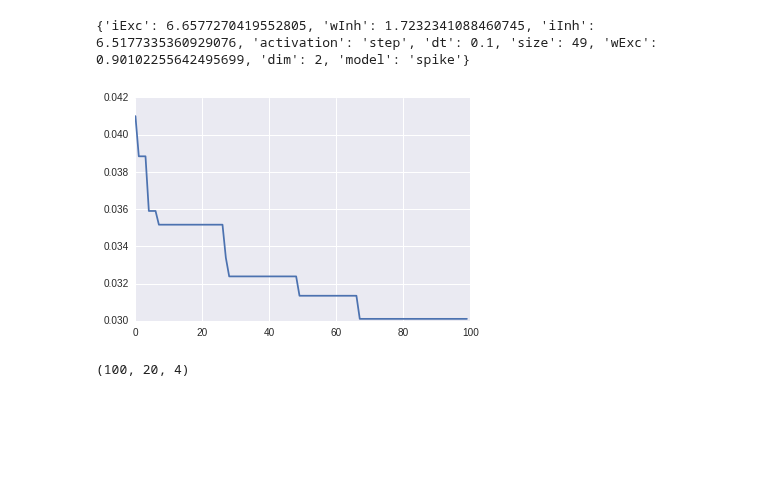
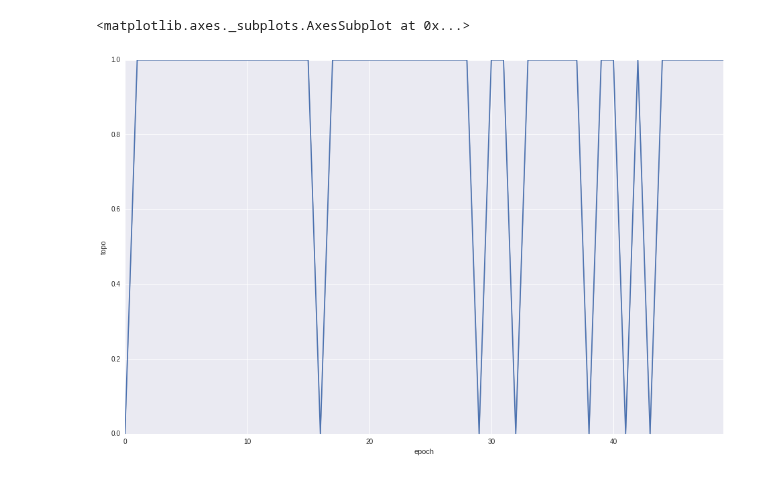
Before and after one commit to bchappet/dnfpy, a Jupyter notebook: src/dnfpyUtils/optimisation/Test SPSO DNF.ipynb, the cells around one changed output. Drawn from its saved outputs; the diff is of its cells as text; code cells hidden in the pictures; blank space fills up the shorter version.

```diff
--- a/src/dnfpyUtils/optimisation/Test SPSO DNF.ipynb
+++ b/src/dnfpyUtils/optimisation/Test SPSO DNF.ipynb
@@ -28,0 +72,33 @@ KeyboardInterrupt:
+# %%
+constantParamsDict =  dict(size=49,dt=0.1,dim=2,model='spike',activation='step',lateral="dog",wrap=False)
+listParam = ["iExc","iInh","wExc","wInh"]
+bounds = (np.array([0,0,1e-3,1e-3]), np.array([5,1,1,1]))
+# %%
+def transformIndiv(indiv):
+    """return the parameters dictionary which will be given to the model"""
+    # listGen = ["iExc","ik = iInh/iExc","wK=wExc/wInh","wInh","th"
+    paramList = [0] * len(indiv)
+    paramList[0] = indiv[0]
+    paramList[1] = indiv[1]*indiv[0]
+    paramList[2] = indiv[2]*indiv[3]
+    paramList[3] = indiv[3]
+    #paramList[4] = indiv[4]
+
+    return paramList
+# %%
+nbRepet = 1
+nbEvaluationMax = 100
+n=20
+k=3
+data_k_i = []
+for i in range(nbRepet):
+    print(i)
+    pso = SpsoDNF(constantParamsDict=constantParamsDict,n=n,k=k,nbEvaluationMax=nbEvaluationMax,nbThread=1,verbose=1,
+                 transformIndiv=transformIndiv,listParam=listParam,bounds=bounds)
+    pso.mainLoop()
+    fit = pso.epochSummary['fitness']
+    topo = pso.epochSummary['topology']
+    indivs = pso.epochSummary['bestX']
+    for epoch in range(len(fit)):
+        x = indivs[epoch]
+        data_k_i.append([n,k,i,epoch,fit[epoch],topo[epoch],x['iExc'],x['iInh'],x['wExc'],x['wInh']])
@@ -29,20 +141,13 @@ KeyboardInterrupt:
+# %%
+df = pd.DataFrame(data_k_i,columns=['n','k','i','epoch','fit','topo','iExc','iInh','wExc','wInh'])
+#df.to_csv('trackin1_3scenario_sdnf_step')
+df.head()
+# %%
+plt.figure(figsize=(16,10))
+sns.tsplot(time='epoch',value='topo',unit='i',data=df)
+# %% [output]
+<matplotlib.axes._subplots.AxesSubplot at 0x...>
+[figure, added]
 # %%
 summary = pso.epochSummary
-plt.plot(summary['fitness'])
-print(summary['bestX'][-1])
+bestX = summary['bestX']
-# %% [output]
-{'iExc': 6.6577270419552805, 'wInh': 1.7232341088460745, 'iInh': 6.5177335360929076, 'activation': 'step', 'dt': 0.1, 'size': 49, 'wExc': 0.90102255642495699, 'dim': 2, 'model': 'spike'}
-[figure, removed]
-# %%
-log = pso.log
-f = np.array(log['f'])
-fp = np.array(log['fp'])
-l = np.array(log['l'])
-x = np.array(log['x'])
-v = np.array(log['v'])
-p = np.array(log['p'])
-
-lp = np.array([p[epoch,l[epoch]] for epoch in range(len(l))])
-print(lp.shape)
-# %% [output]
-(100, 20, 4)
```
Also changed, not shown: parts of 16 cells of this notebook, 18 other files.
